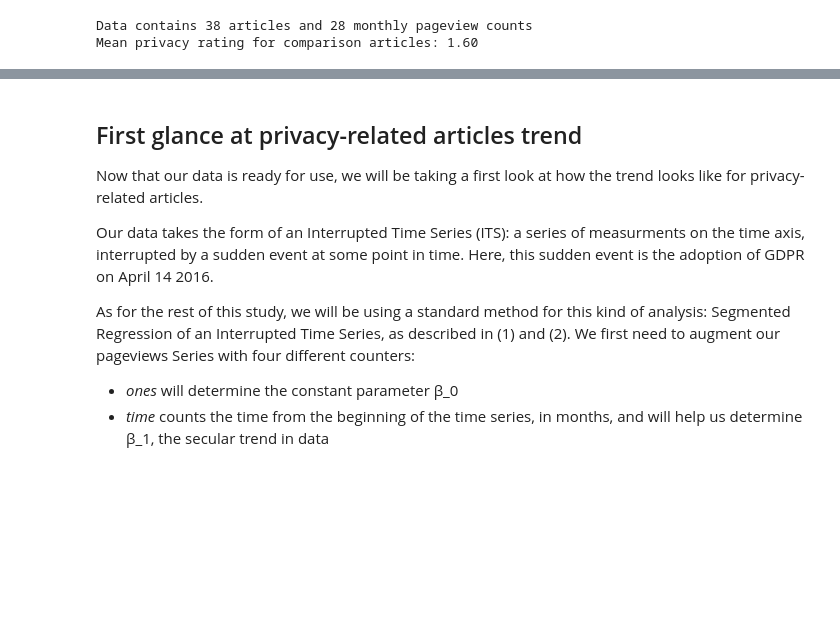
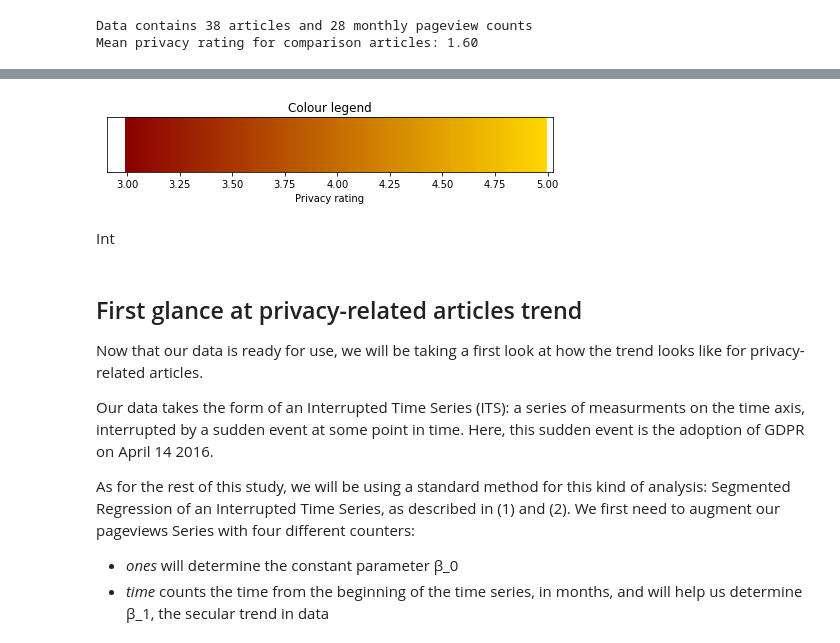
Before and after one commit to epfl-ada/ada-2020-project-milestone-p3-p3_2018, a Jupyter notebook: gdpr.ipynb, the cells around one changed output, grey strips where cells are left out. Cells and saved outputs as stored; diff of their text form; code cells hidden in the pictures; blank space fills up the shorter version.

```diff
--- a/gdpr.ipynb
+++ b/gdpr.ipynb
@@ -279,3 +351,17 @@ Mean privacy rating for comparison articles: 1.60
+# %%
+n = 500
+fig, ax = plt.subplots(figsize=(8, 1))
+for x in np.arange(3, 5, 0.01):
+    ax.axvline(x, color=colorFader('darkred','gold',(x-3.0)/2.0), linewidth=4)
+
+ax.set_title('Colour legend')
+plt.xlabel('Privacy rating')
+ax.get_yaxis().set_visible(False)
+plt.show()
+# %% [output]
+[figure, added]
+# %% [markdown]
+Int
 # %% [markdown]
 ## First glance at privacy-related articles trend
 
```
Also changed, not shown: parts of 12 cells of this notebook, 3 other files.
